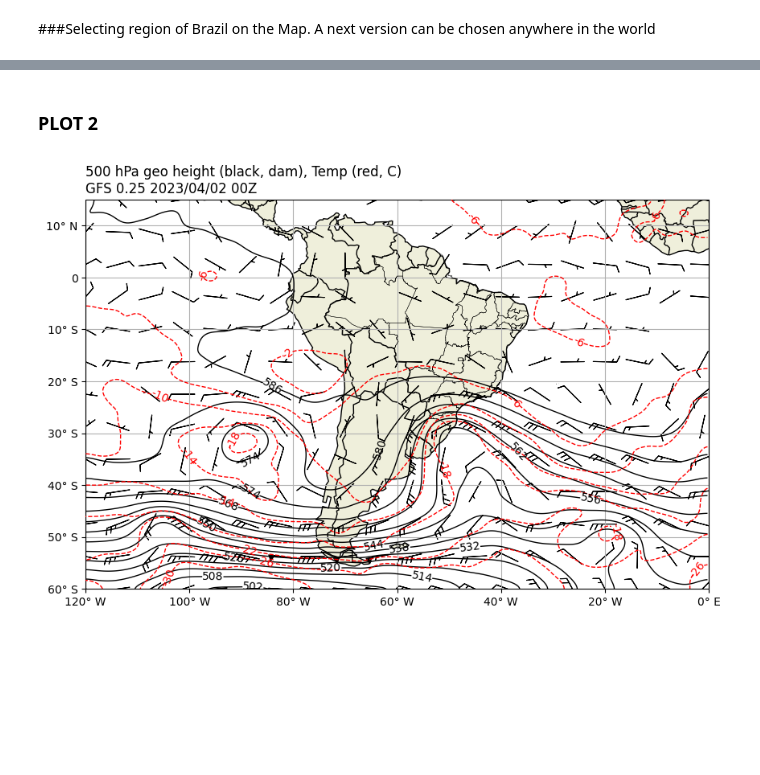
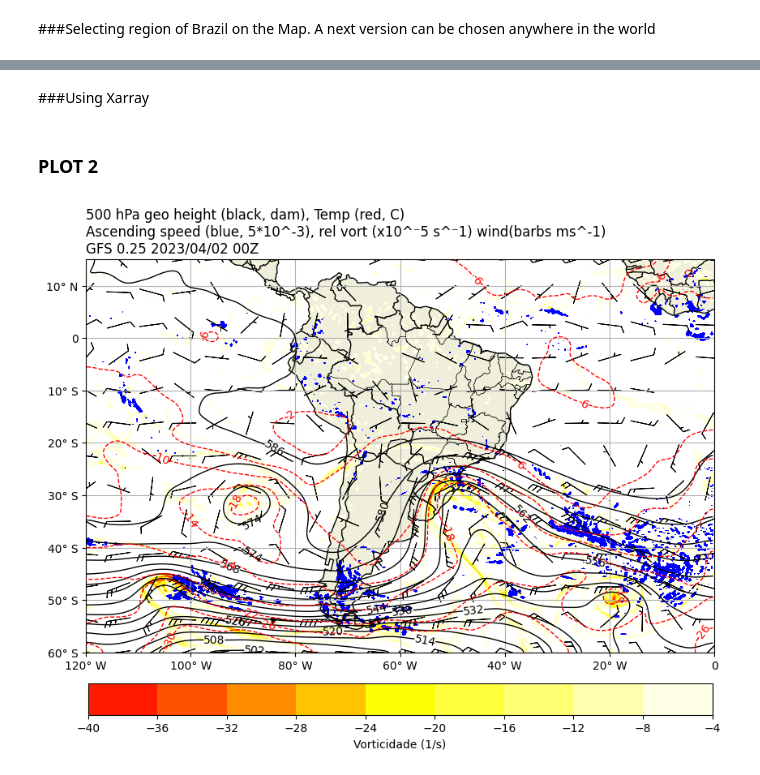
Before and after one commit to Victorrani/synoptic_maps, a Jupyter notebook: gfs025_testes.ipynb, the cells around one changed output, grey strips where cells are left out. Cells and saved outputs as stored; diff of their text form; code cells hidden in the pictures; blank space fills up the shorter version.

```diff
--- a/gfs025_testes.ipynb
+++ b/gfs025_testes.ipynb
@@ -256,0 +302,2 @@ plt.show()
+# %% [markdown]
+###Using Xarray
@@ -257,3 +306,5 @@ plt.show()
 # %% [markdown]
 ### PLOT 2
+# %%
+titulo = '500 hPa geo height (black, dam), Temp (red, C)\nAscending speed (blue, 5*10^-3), rel vort (x10^⁻5 s^⁻1) wind(barbs ms^-1)\nGFS 0.25 2023/04/02 00Z'
 # %%
@@ -292,3 +345,7 @@ vortice_500 = mpcalc.vorticity(u500,v500, dx=dx, dy=dy)
+# %%
+colors = [(1, 0, 0), (1, 1, 0), (1, 1, 1)]
+cmap_name = 'custom_red_yellow_white'
+cm1 = LinearSegmentedColormap.from_list(cmap_name, colors, N=100)
 # %%
 fig = plt.figure(figsize=(10,10))
 
@@ -321,6 +378,23 @@ levels_temp = np.arange(data_min_temp, data_max_temp, interval_temp)
 img2 = ax.contour(lons, lats, temp500, colors='red', linewidths=1, levels=levels_temp, zorder=306)
 ax.clabel(img2, inline=1, inline_spacing=0, fontsize='10',fmt = '%1.0f', colors= 'red')
 
+##plot rel vort
+data_min_vort = -40
+data_max_vort = 0
+interval_vort = 4
+levels_vort = np.arange(data_min_vort, data_max_vort, interval_vort)
+
+img2 = ax.contourf(lons, lats, vortice_500*10**5, cmap=cm1, levels=levels_vort)
+plt.colorbar(img2, label='Vorticidade (1/s)', orientation='horizontal', pad=0.05, fraction=0.05)
+
+##plot vertical speedy
+data_min_ascent = ascent500.min()
+data_max_ascent = 0
+interval_ascent = 0.01
+levels_ascent = np.arange(data_min_ascent, data_max_ascent, interval_ascent)
+
+img3 = ax.contourf(lons, lats, ascent500, colors='blue', levels=levels_ascent)
+
 ##wind_barbs
 
 # Create a flag to determine which barbs are flipped
@@ -329,56 +403,37 @@ flip_flag = np.zeros((u500.shape[0],v500.shape[1]))
 # All flags below the equator will be flipped
 flip_flag[lats < 0] = 1
 
-img3 = ax.barbs(lons[::25,::25],
+img4 = ax.barbs(lons[::25,::25],
                 lats[::25,::25],
                 u500[::25,::25],
                 v500[::25,::25],
                 sizes=dict(emptybarb=0.0, spacing=0.2, height=0.25),
-                linewidth=0.8,
+                linewidth=0.7,
                 length=6.5,
                 pivot='middle',
                 barbcolor='black',
                 flip_barb = flip_flag[::25,::25])
-
-##plot rel vort
-#data_min_vort = 60
-#data_max_vort = 0
-#interval_vort = 15
-#levels_vort = np.arange(data_min_vort, data_max_vort, interval_vort)
-
-#img4 = ax.contourf(lons, lats, vortice_500*10**5, cmap='YlOrRd_r', vmax=0, vmin=-60)
-#plt.colorbar(img4, label='Vorticidade (1/s)', orientation='horizontal', pad=0.05, fraction=0.05)
-
-##plot vertical speedy
-#data_min_ascent = -0.08
-#data_max_ascent = 0
-#interval_ascent = 0.02
-#levels_ascent = np.arange(data_min_ascent, data_max_ascent, interval_ascent)
-
-#img4 = ax.contourf(lons, lats, ascent500, colors='blue', levels=levels_ascent)
-#img5 = ax.contourf(lons, lats, ascent500, colors='blue',levels=levels_ascent, vmax=0, vmin=-0.005)
-
 
 ##definindo as variáveis colocar as lats e lons com respectivo N, S, E, W
 x_min, x_max = regiao[0], regiao[1]
 y_min, y_max = regiao[2], regiao[3]
 ##Define de onde até onde a marcação vai com passos definidos
 x_ticks = np.arange(x_min, x_max + 1, 20)
 y_ticks = np.arange(y_min, y_max + 1, 10)
 ##condição
 y_ticklabels = [f'{abs(tick)}° S' if tick < 0 else f'{tick}° N' if tick > 0 else '0' for tick in y_ticks]
-x_ticklabels = [f'{abs(tick)}° W' if tick < 0 else f'{tick}° E' for tick in x_ticks]
+x_ticklabels = [f'{abs(tick)}° W' if tick < 0 else f'{tick}° E' if tick > 0 else '0' for tick in x_ticks]
 
 ax.set_xticks(x_ticks)
 ax.set_yticks(y_ticks)
 
 ax.set_xticklabels(x_ticklabels)
 ax.set_yticklabels(y_ticklabels)
 
 ax.grid()
 
 plt.title(titulo, loc='left')
 
 plt.show()
 # %% [output]
-[figure, old version]
+[figure, new version]
```
Also changed, not shown: parts of 14 cells of this notebook.
